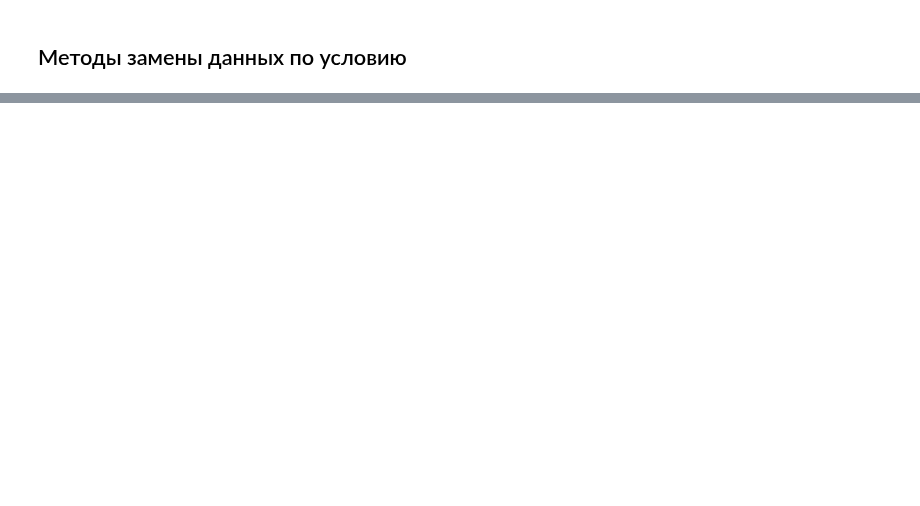
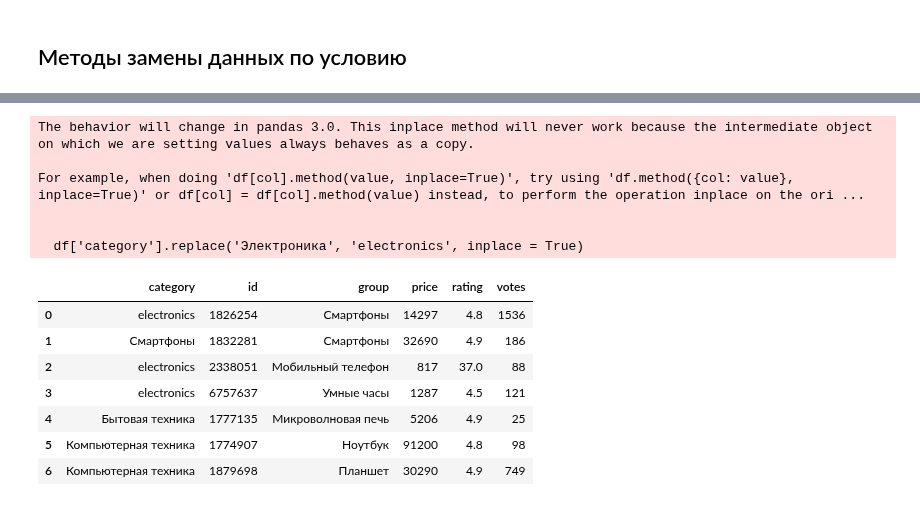
Before and after one commit to Korablinr54/Python, a Jupyter notebook: Pandas/Pandas.ipynb, the cells around one changed output, grey strips where cells are left out. Cells and saved outputs as stored; diff of their text form; code cells hidden in the pictures; blank space fills up the shorter version.

```diff
--- a/Pandas/Pandas.ipynb
+++ b/Pandas/Pandas.ipynb
@@ -1247,0 +1308,20 @@ display(emp.head())
+# %%
+# произведем замену названия категорий в конкретном столбце
+df['category'].replace('Электроника', 'electronics', inplace = True)
+
+display(df)
+# %% [output]
+The behavior will change in pandas 3.0. This inplace method will never work because the intermediate object on which we are setting values always behaves as a copy.
+
+For example, when doing 'df[col].method(value, inplace=True)', try using 'df.method({col: value}, inplace=True)' or df[col] = df[col].method(value) instead, to perform the operation inplace on the ori ...
+
+
+  df['category'].replace('Электроника', 'electronics', inplace = True)
+|  | category | id | group | price | rating | votes |
+| 0 | electronics | 1826254 | Смартфоны | 14297 | 4.8 | 1536 |
+| 1 | Смартфоны | 1832281 | Смартфоны | 32690 | 4.9 | 186 |
+| 2 | electronics | 2338051 | Мобильный телефон | 817 | 37.0 | 88 |
+| 3 | electronics | 6757637 | Умные часы | 1287 | 4.5 | 121 |
+| 4 | Бытовая техника | 1777135 | Микроволновая печь | 5206 | 4.9 | 25 |
+| 5 | Компьютерная техника | 1774907 | Ноутбук | 91200 | 4.8 | 98 |
+| 6 | Компьютерная техника | 1879698 | Планшет | 30290 | 4.9 | 749 |
```
Also changed, not shown: parts of 11 cells of this notebook.
